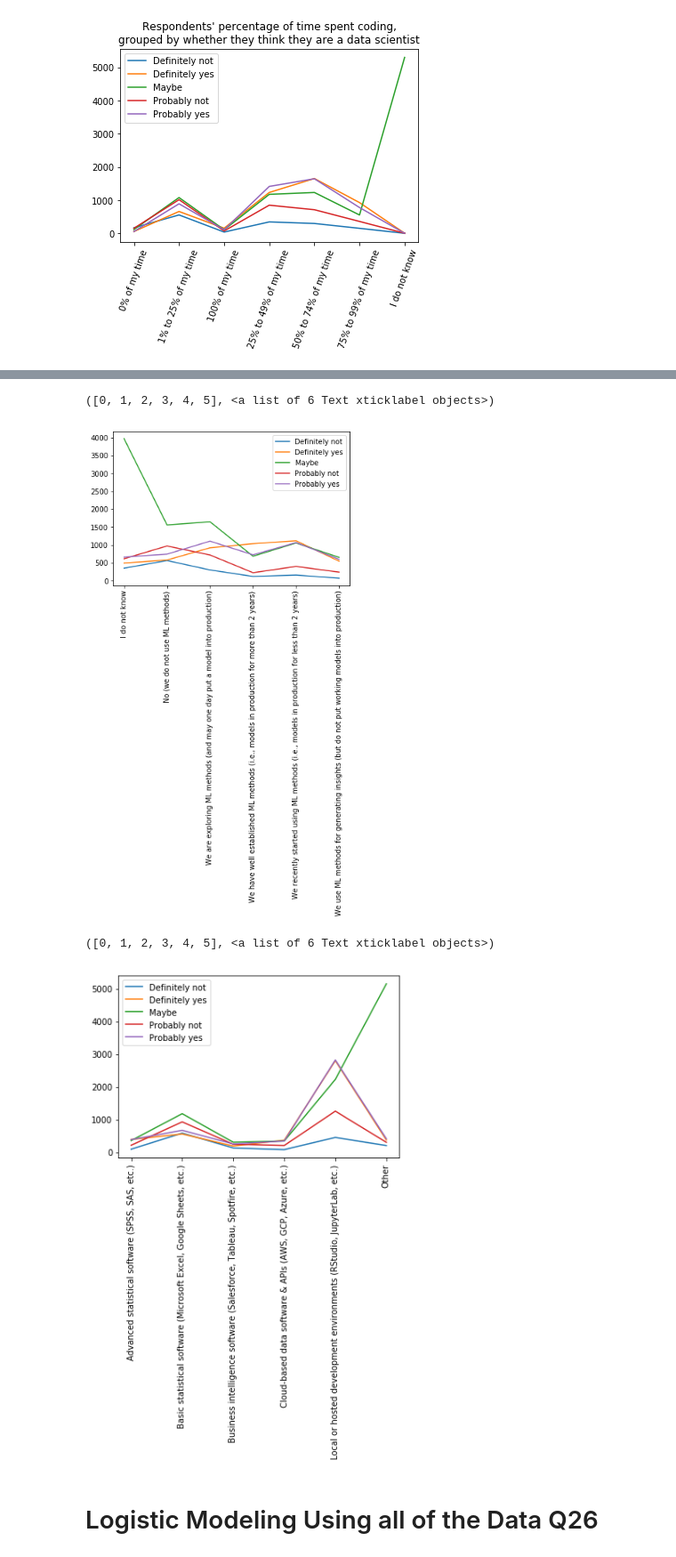
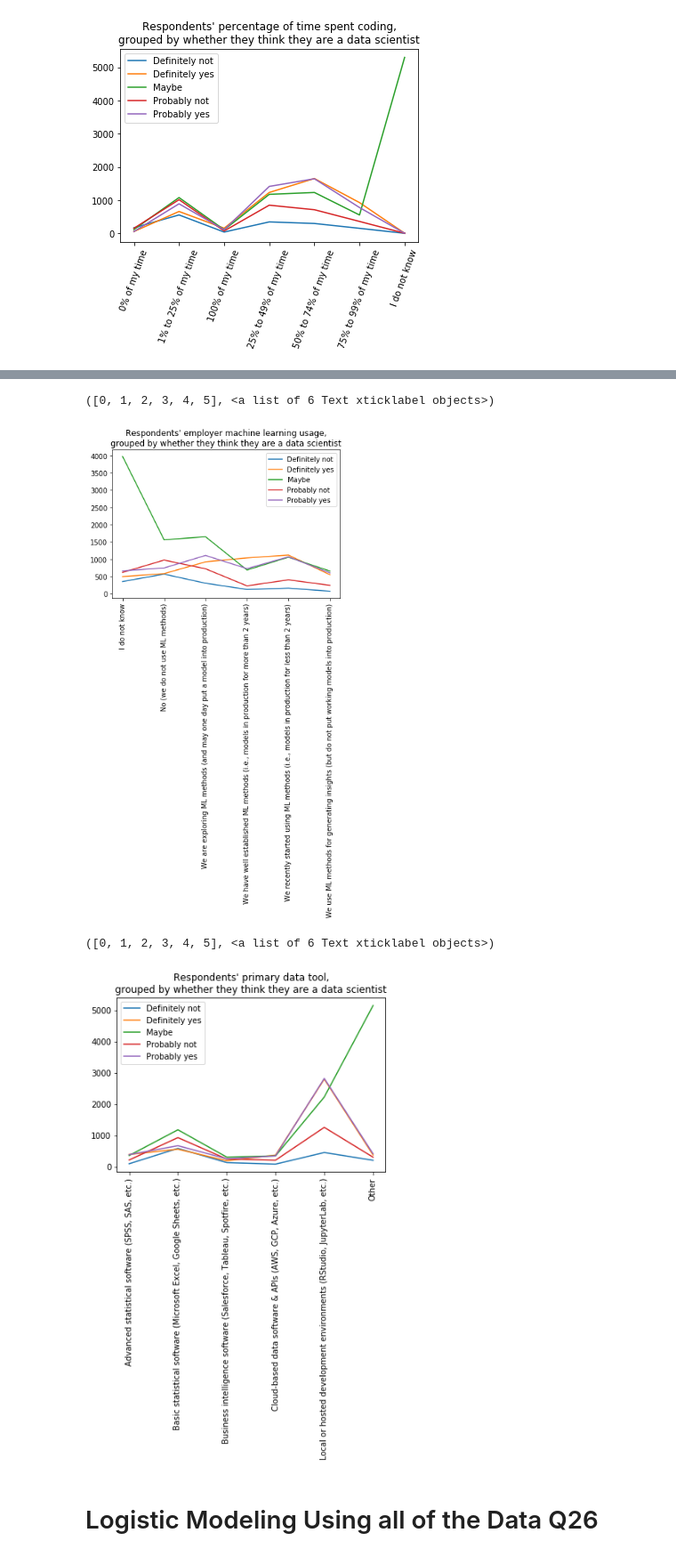
Before and after one commit to iris-liu0312/Stats-131-final, a Jupyter notebook: FINAL_131_project_code.ipynb, the cells around one changed output, grey strips where cells are left out. Shown: that part at 89% size. Drawn from its saved outputs; the diff is of its cells as text; code cells hidden in the pictures.

```diff
--- a/FINAL_131_project_code.ipynb
+++ b/FINAL_131_project_code.ipynb
@@ -322,20 +325,22 @@ plt.xticks(rotation = 90)
 table = data.groupby(['employer_ml', 'data_scientist']).gender.count().unstack()
 
 plt.plot(table)
+plt.title("Respondents' employer machine learning usage,\ngrouped by whether they think they are a data scientist")
 plt.legend(table)
 plt.xticks(rotation = 90)
 # %% [output]
 ([0, 1, 2, 3, 4, 5], <a list of 6 Text xticklabel objects>)
-[figure, old version]
+[figure, new version]
 # %%
 table = data.groupby(['primary_data_tool', 'data_scientist']).gender.count().unstack()
 
 plt.plot(table)
+plt.title("Respondents' primary data tool,\ngrouped by whether they think they are a data scientist")
 plt.legend(table)
 plt.xticks(rotation = 90)
 # %% [output]
 ([0, 1, 2, 3, 4, 5], <a list of 6 Text xticklabel objects>)
-[figure, old version]
+[figure, new version]
 # %% [markdown]
 # Logistic Modeling Using all of the Data Q26
 # %%
```
Also changed, not shown: parts of 4 cells of this notebook.
